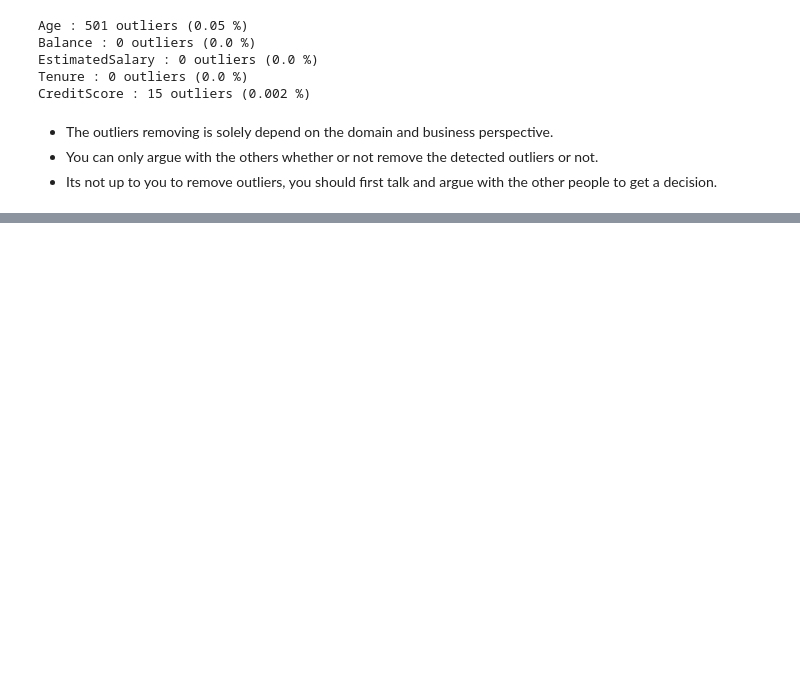
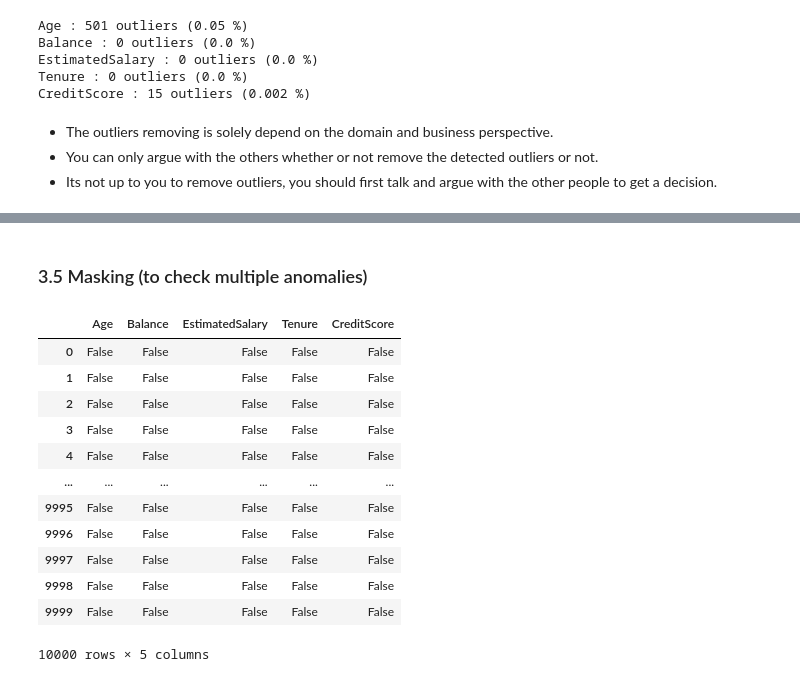
Before and after one commit to deaneeth/churn-prediction-data-pipeline, a Jupyter notebook: 1_handle_outliers.ipynb, the cells around one changed output, grey strips where cells are left out. Drawn from its saved outputs; the diff is of its cells as text; code cells hidden in the pictures; blank space fills up the shorter version.

```diff
--- a/1_handle_outliers.ipynb
+++ b/1_handle_outliers.ipynb
@@ -214,0 +220,22 @@ CreditScore : 15 outliers (0.002 %)
+# %% [markdown]
+### 3.5 Masking (to check multiple anomalies)
+# %%
+outlier_mask_log = pd.DataFrame()
+for col in numerical_columns:
+    outlier_mask_log[col] = find_anomaly(df[col])
+
+outlier_mask_log
+# %% [output]
+|  | Age | Balance | EstimatedSalary | Tenure | CreditScore |
+| 0 | False | False | False | False | False |
+| 1 | False | False | False | False | False |
+| 2 | False | False | False | False | False |
+| 3 | False | False | False | False | False |
+| 4 | False | False | False | False | False |
+| ... | ... | ... | ... | ... | ... |
+| 9995 | False | False | False | False | False |
+| 9996 | False | False | False | False | False |
+| 9997 | False | False | False | False | False |
+| 9998 | False | False | False | False | False |
+| 9999 | False | False | False | False | False |
+10000 rows × 5 columns
```
Also changed, not shown: parts of 7 cells of this notebook.
